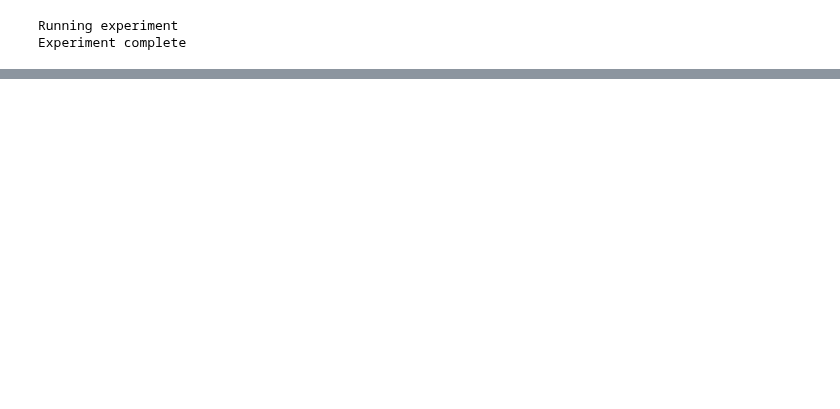
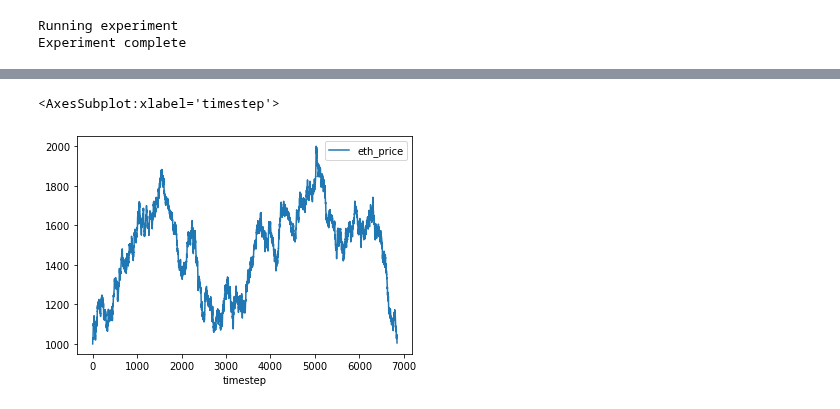
Before and after one commit to CADLabs/ethereum-economic-model, a Jupyter notebook: scratchpad.ipynb, the cells around one changed output, grey strips where cells are left out. Saved outputs shown, nothing was run; the diff lists cells and outputs as text; code cells hidden in the pictures; blank space fills up the shorter version.

```diff
--- a/scratchpad.ipynb
+++ b/scratchpad.ipynb
@@ -27,5 +27,10 @@ df
 # %%
 df = df.drop(df.query('timestep == 0').index)
+# %%
+df.plot(x='timestep', y='eth_price')
+# %% [output]
+<AxesSubplot:xlabel='timestep'>
+[figure, added]
 # %%
 df.plot(x='timestep', y='eth_supply')
 # %% [output]
```
Also changed, not shown: parts of 7 cells of this notebook, 7 other files.
